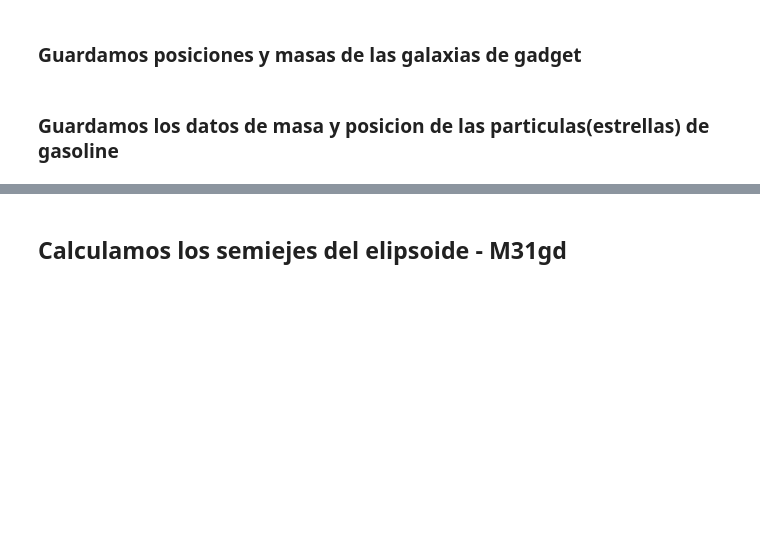
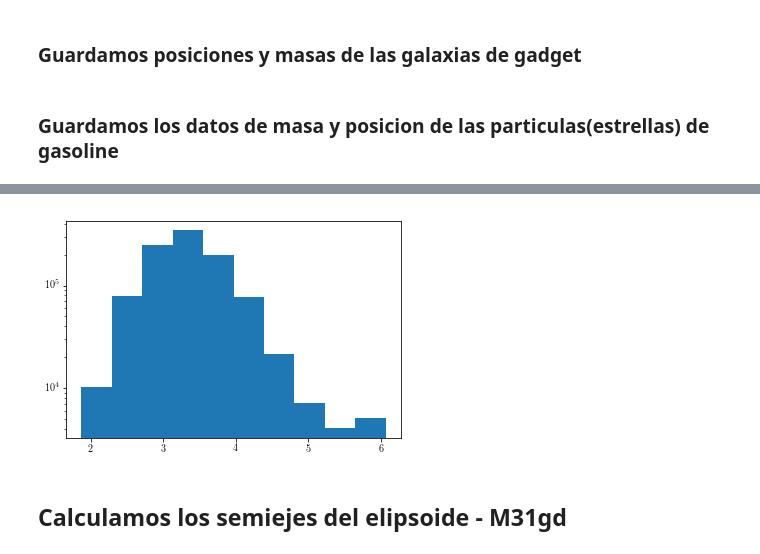
Before and after one commit to ornemarioni/Barras_GdGs, a Jupyter notebook: Barras_Gd/programs/Estrellas_simulaciones.ipynb, the cells around one changed output, grey strips where cells are left out. Drawn from its saved outputs; the diff is of its cells as text; code cells hidden in the pictures; blank space fills up the shorter version.

```diff
--- a/Barras_Gd/programs/Estrellas_simulaciones.ipynb
+++ b/Barras_Gd/programs/Estrellas_simulaciones.ipynb
@@ -244,27 +245,60 @@ matplotlib.rcParams['text.latex.unicode'] = True
 #path = 'home/ornela/PYTHON/'
 path = '/home/omarioni/'
 
-
-M31_gd  = np.loadtxt(path + 'Barras_GdGs/Barras_Gd/_data/M31_pos-mass3.dat')
+M31_gd  = np.loadtxt(path + 'Barras_GdGs/Barras_Gd/_data/M31_pos-mass.dat')
 x_M31gd = M31_gd[0,:]
 y_M31gd = M31_gd[1,:]
 z_M31gd = M31_gd[2,:]
 m_M31gd = M31_gd[3,:]
 
-MW_gd  = np.loadtxt(path + 'Barras_GdGs/Barras_Gd/_data/MW_pos-mass3.dat')
+MW_gd  = np.loadtxt(path + 'Barras_GdGs/Barras_Gd/_data/MW_pos-mass.dat')
 x_MWgd = MW_gd[0,:]
 y_MWgd = MW_gd[1,:]
 z_MWgd = MW_gd[2,:]
 m_MWgd = MW_gd[3,:]
 
-M31_gs  = np.loadtxt(path + 'Barras_GdGs/Barras_Gs/_data/M31_pos-mass3.dat')
+M33_gd  = np.loadtxt(path + 'Barras_GdGs/Barras_Gd/_data/M33_pos-mass.dat')
+x_M33gd = M33_gd[0,:]
+y_M33gd = M33_gd[1,:]
+z_M33gd = M33_gd[2,:]
+m_M33gd = M33_gd[3,:]
+
+#-----------------------------------------------------------------------------
+M31_gs  = np.loadtxt(path + 'Barras_GdGs/Barras_Gs/_data/M31_pos-mass.dat')
 x_M31gs = M31_gs[0,:]
 y_M31gs = M31_gs[1,:]
 z_M31gs = M31_gs[2,:]
 m_M31gs = M31_gs[3,:]
 
-MW_gs  = np.loadtxt(path + 'Barras_GdGs/Barras_Gs/_data/MW_pos-mass3.dat')
+MW_gs  = np.loadtxt(path + 'Barras_GdGs/Barras_Gs/_data/MW_pos-mass.dat')
 x_MWgs = MW_gs[0,:]
 y_MWgs = MW_gs[1,:]
 z_MWgs = MW_gs[2,:]
 m_MWgs = MW_gs[3,:]
+
+M33_gs  = np.loadtxt(path + 'Barras_GdGs/Barras_Gs/_data/M33_pos-mass.dat')
+x_M33gs = M33_gs[0,:]
+y_M33gs = M33_gs[1,:]
+z_M33gs = M33_gs[2,:]
+m_M33gs = M33_gs[3,:]
+# %%
+#---------------------generador del gráfico-----------------
+rl=5
+corte1,=np.where((x_M31gd <rl) & (y_M31gd <rl) & (z_M31gd <rl) & (x_M31gd >-rl) & (y_M31gd >-rl) & (z_M31gd >-rl))
+corte2,=np.where((x_MWgd <rl) & (y_MWgd <rl) & (z_MWgd <rl) & (x_MWgd >-rl) & (y_MWgd >-rl) & (z_MWgd >-rl))
+corte3,=np.where((x_M33gd <rl) & (y_M33gd <rl) & (z_M33gd <rl) & (x_M33gd >-rl) & (y_M33gd >-rl) & (z_M33gd >-rl))
+
+corte4,=np.where((x_M31gs <rl) & (y_M31gs <rl) & (z_M31gs <rl) & (x_M31gs >-rl) & (y_M31gs >-rl) & (z_M31gs >-rl))
+corte5,=np.where((x_MWgs <rl) & (y_MWgs <rl) & (z_MWgs <rl) & (x_MWgs >-rl) & (y_MWgs >-rl) & (z_MWgs >-rl))
+corte6,=np.where((x_M33gs <rl) & (y_M33gs <rl) & (z_M33gs <rl) & (x_M33gs >-rl) & (y_M33gs >-rl) & (z_M33gs >-rl))
+
+#-----rango que tiene la escala  de colores-----
+vmin=2
+vmax=5.8
+
+# ----escala de colores que te guste (http://matplotlib.org/examples/color/colormaps_reference.html)---
+cmap='plasma'
+
+nb1 = 150
+
+npixel = 1000
@@ -271,3 +490,7 @@ m_MWgs = MW_gs[3,:]
+# %%
+rend1.histogram(log=True)
+# %% [output]
+[figure, added]
 # %% [markdown]
 ## Calculamos los semiejes del elipsoide - M31gd
 # %%
```
Also changed, not shown: parts of 8 cells of this notebook, 1 other file.
